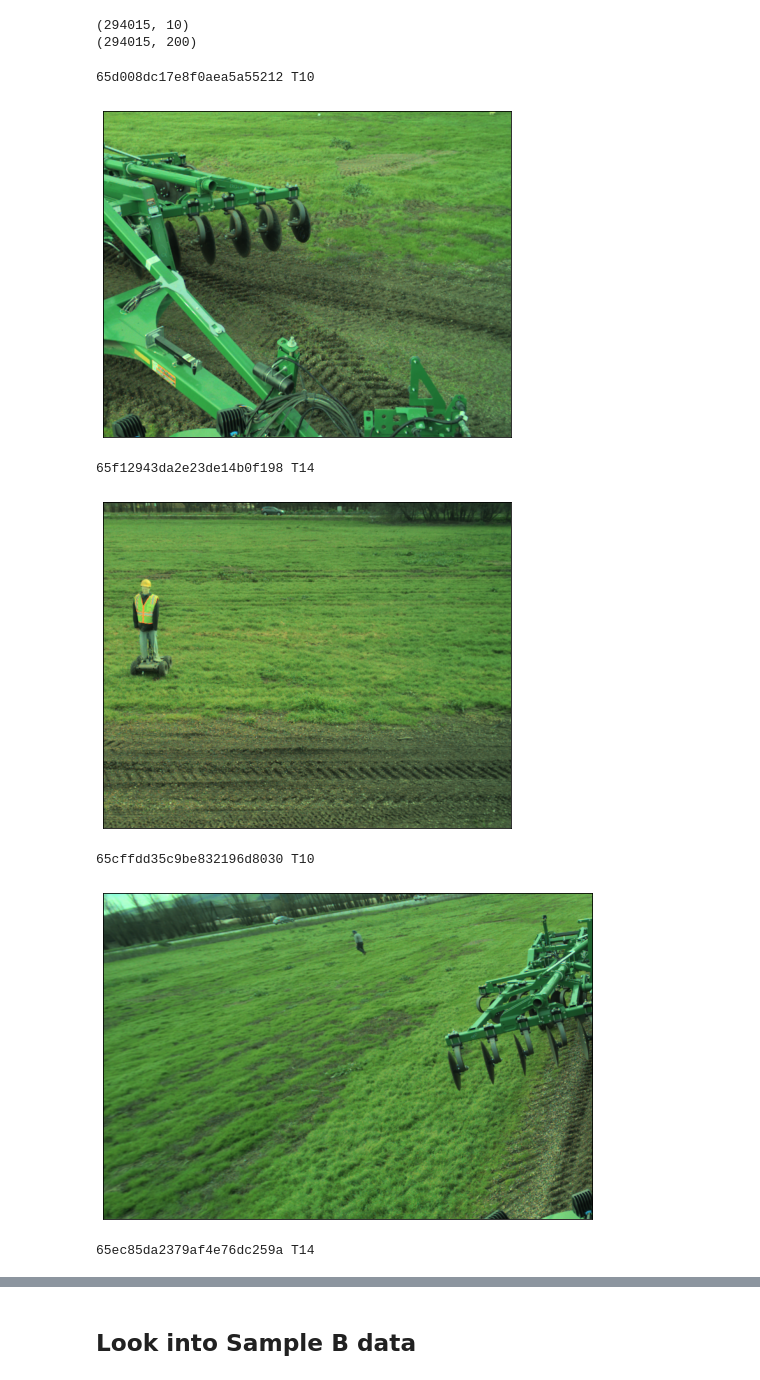
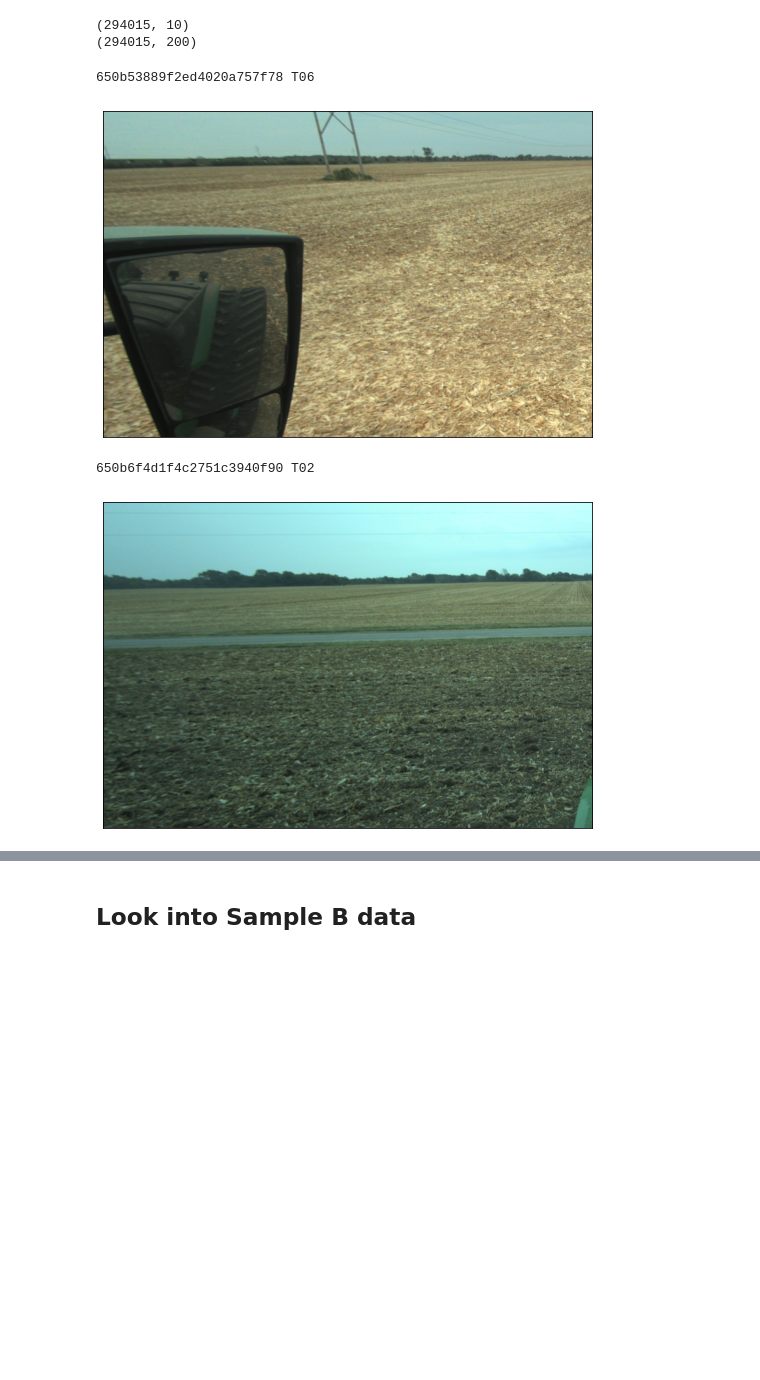
Before and after one commit to liyubrt/notebooks, a Jupyter notebook: check_label.ipynb, the cells around one changed output, grey strips where cells are left out. Drawn from its saved outputs; the diff is of its cells as text; code cells hidden in the pictures; blank space fills up the shorter version.

```diff
--- a/check_label.ipynb
+++ b/check_label.ipynb
@@ -20,17 +20,19 @@ from utils import normalize_image, plot_image, plot_images
 # %%
 # root_dir = '/data/jupiter/li.yu/data'
 # root_dir = '/data/jupiter/datasets/'
-# root_dir = '/data2/jupiter/datasets/'
-root_dir = '/data2/jupiter/datasets/oncal_fix/'
+root_dir = '/data2/jupiter/datasets/'
+# root_dir = '/data2/jupiter/datasets/oncal_fix/'
+# root_dir = '/data/jupiter/datasets/safety_datasets/'
 # dataset = 'Jupiter_train_v6_2'
-# dataset = 'halo_rgb_stereo_train_v8_1'
-dataset = 'halo_rgb_stereo_train_v8_1_max_fov_alleysson'
+dataset = 'halo_rgb_stereo_train_v8_1'
+# dataset = 'halo_rgb_stereo_train_v8_1_max_fov_alleysson'
 # dataset = '20240312_2_million_for_model_positive_pipeline_part_0_stereo'
 # dataset = 'halo_vehicles_driving_through_dust_images_nodust_reserved_stereo'
 # dataset = 'halo_vehicles_driving_through_dust_images_nodust_reserved_labeled'
 # dataset = 'halo_potential_airborne_debris_from_train_6_2_labeled'
 # dataset = 'halo_potential_birds_from_train_8_1'
 # dataset = 'halo_rgb_productivity_sample_b_0_alleysson_0417_alleysson_model'
+# dataset = 'humans/on_path_aft/on_path_aft_humans_day_2024_rev2_v9'
 # csv = os.path.join(root_dir, dataset, 'annotations.csv')
 csv = os.path.join(root_dir, dataset, 'master_annotations.csv')
 # csv = os.path.join(root_dir, dataset, 'master_annotations_cleaned_20240329_50k.csv')
@@ -127,7 +105,7 @@ print(df2.shape)
 # sub_df = df[df.bag_date == '12_04_2023'].sample(2)
 # sub_df = df[df.unique_id.isin(['65e9b50a06198505e2a58145_T14_T15', '65e9beba4875033da619fb9b_T05_T07'])]
 # sub_df = df[df.id.isin(['6441f343fb7e8d35a3da7e9c', '6441f9199b12538afbfcc044'])]
-sub_df = df2.sample(5)
+sub_df = df2.sample(2)
 show_image, show_label = True, False
 show_debayered_rgb, show_raw_label = False, False
 show_pred_result = False
@@ -140,37 +118,34 @@ for i, row in sub_df.iterrows():
         img = np.load(data_path)['left']
         img_norm = normalize_image(img, True)
         plot_image(img_norm)
 
     if show_debayered_rgb:
         image = imageio.imread(os.path.join(root_dir, dataset, row.artifact_debayeredrgb_0_save_path))
         plot_image(image)
 
     if show_label and 'rectified_label_save_path' in row and isinstance(row.rectified_label_save_path, str):
         label_path = os.path.join(root_dir, dataset, row.rectified_label_save_path)
         label = np.load(label_path)['left']
         labels, counts = np.unique(label, return_counts=True)
         label_strs = [row.label_map[str(i)] for i in labels if i != 0]
         print(row.unique_id, labels, counts, label_strs)
         # print(row.id, np.unique(label))
         plot_image(label)
 
     if show_raw_label:
         label = imageio.imread(os.path.join(root_dir, dataset, row.annotation_pixelwise_0_save_path))
         labels = np.unique(label)
         label_strs = [row.label_map[str(i)] for i in labels if i != 0]
         print(row.unique_id, labels, label_strs)
         plot_image(label)
 
     if show_pred_result:
         result_path = os.path.join(pred_dir, 'output_visualization', row.id+'.png')
         if os.path.isfile(result_path):
             res_img = cv2.cvtColor(cv2.imread(result_path), cv2.COLOR_BGR2RGB)
             plot_image(res_img, figsize=(20, 6))
 # %% [output]
-65d008dc17e8f0aea5a55212 T10
+650b53889f2ed4020a757f78 T06
-[figure, old version]
+[figure, new version]
-65f12943da2e23de14b0f198 T14
+650b6f4d1f4c2751c3940f90 T02
-[figure, old version]
+[figure, new version]
-65cffdd35c9be832196d8030 T10
-[figure, removed]
-65ec85da2379af4e76dc259a T14
```
Also changed, not shown: parts of 20 cells of this notebook, 1 other file.
